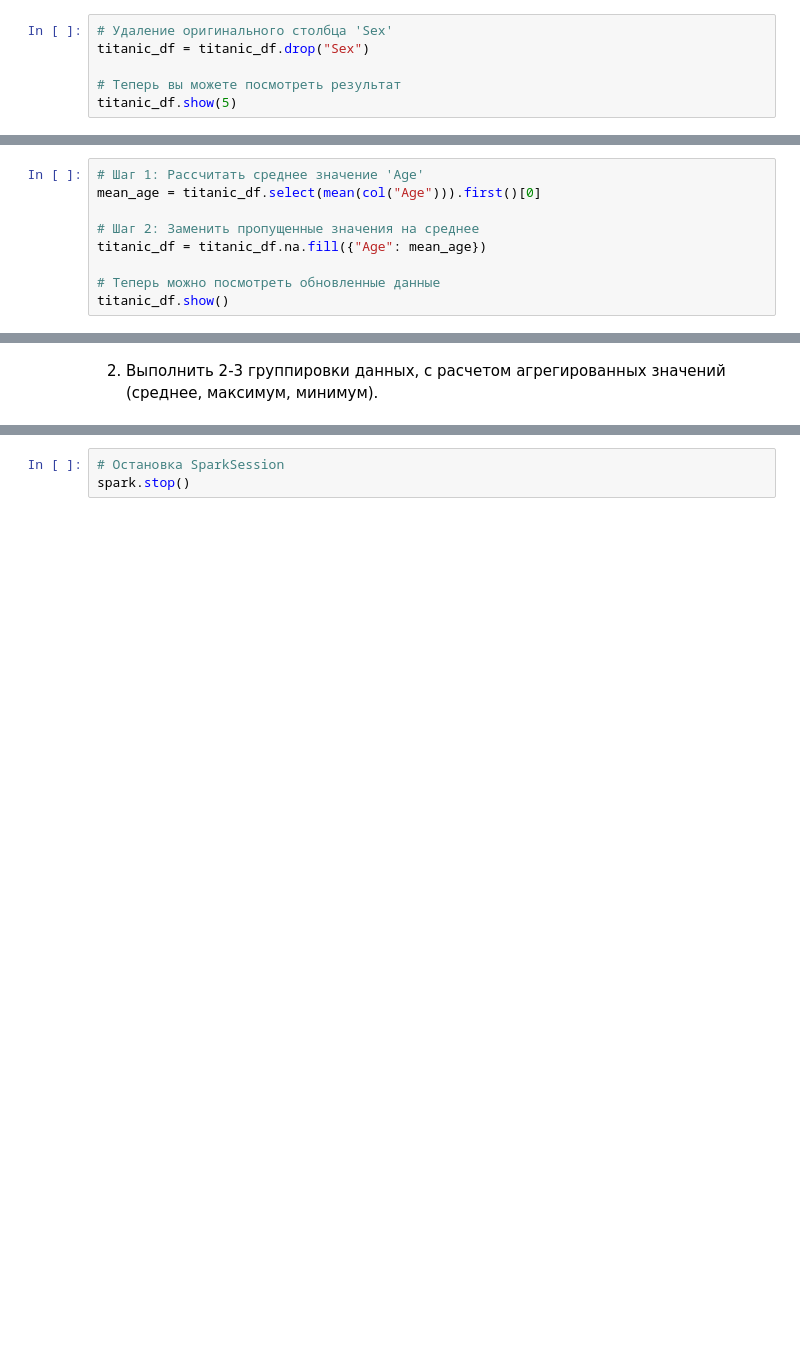
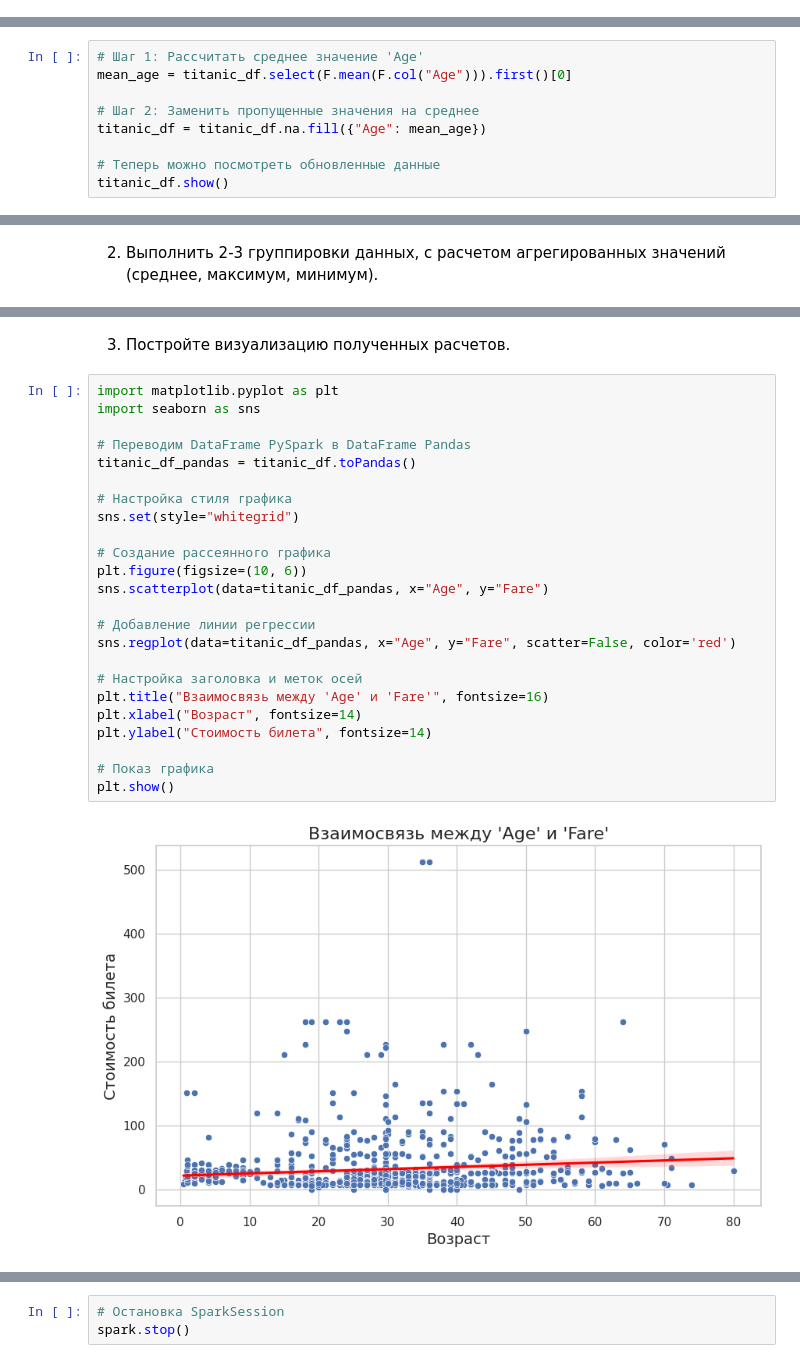
Before and after one commit to lastinm/ml_hw_notebooks, a Jupyter notebook: Хранение,_извлечение_и_обработка_больших_данных_Лабораторная_работа_№6.ipynb, the cells around one changed output, grey strips where cells are left out. Drawn from its saved outputs; the diff is of its cells as text; blank space fills up the shorter version.

```diff
--- a/Хранение,_извлечение_и_обработка_больших_данных_Лабораторная_работа_№6.ipynb
+++ b/Хранение,_извлечение_и_обработка_больших_данных_Лабораторная_работа_№6.ipynb
@@ -72,9 +65,3 @@ from pyspark.ml.feature import StringIndexer
 # Кодирование столбца 'Sex'
 sex_indexer = StringIndexer(inputCol="Sex", outputCol="Sex_Index")
 titanic_df = sex_indexer.fit(titanic_df).transform(titanic_df)
-# %%
-# Удаление оригинального столбца 'Sex'
-titanic_df = titanic_df.drop("Sex")
-
-# Теперь вы можете посмотреть результат
-titanic_df.show(5)
@@ -108,7 +84,7 @@ print(f"Количество пропущенных значений в коло
 Количество пропущенных значений в колонке 'Age': 177
 # %%
 # Шаг 1: Рассчитать среднее значение 'Age'
-mean_age = titanic_df.select(mean(col("Age"))).first()[0]
+mean_age = titanic_df.select(F.mean(F.col("Age"))).first()[0]
 
 # Шаг 2: Заменить пропущенные значения на среднее
 titanic_df = titanic_df.na.fill({"Age": mean_age})
@@ -269,0 +279,28 @@ gender_class_agg.show()
+# %% [markdown]
+3. Постройте визуализацию полученных расчетов.
+# %%
+import matplotlib.pyplot as plt
+import seaborn as sns
+
+# Переводим DataFrame PySpark в DataFrame Pandas
+titanic_df_pandas = titanic_df.toPandas()
+
+# Настройка стиля графика
+sns.set(style="whitegrid")
+
+# Создание рассеянного графика
+plt.figure(figsize=(10, 6))
+sns.scatterplot(data=titanic_df_pandas, x="Age", y="Fare")
+
+# Добавление линии регрессии
+sns.regplot(data=titanic_df_pandas, x="Age", y="Fare", scatter=False, color='red')
+
+# Настройка заголовка и меток осей
+plt.title("Взаимосвязь между 'Age' и 'Fare'", fontsize=16)
+plt.xlabel("Возраст", fontsize=14)
+plt.ylabel("Стоимость билета", fontsize=14)
+
+# Показ графика
+plt.show()
+# %% [output]
+[figure, added]
```
Also changed, not shown: parts of 27 cells of this notebook.
